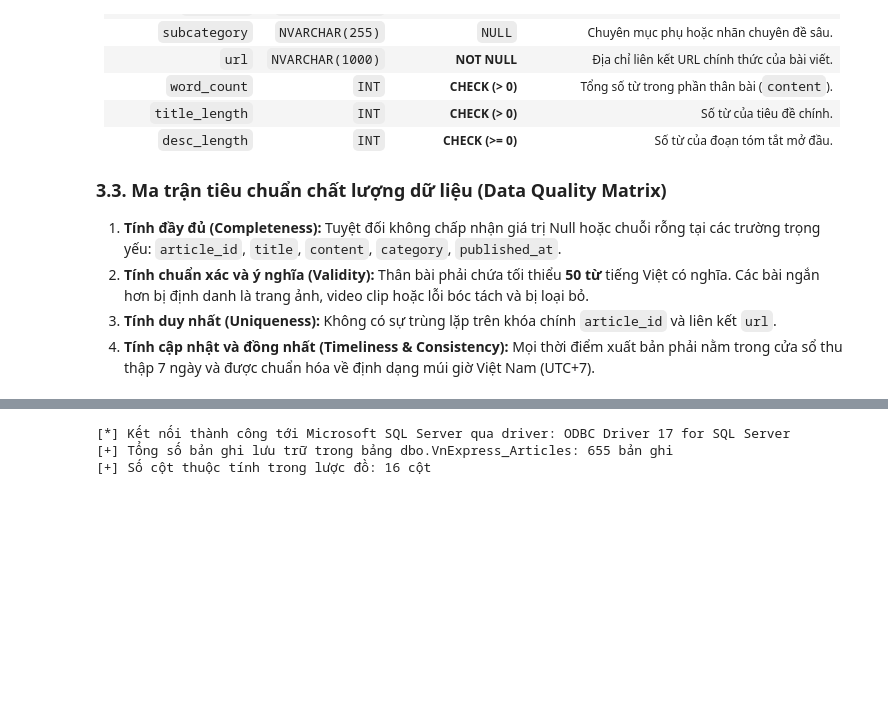
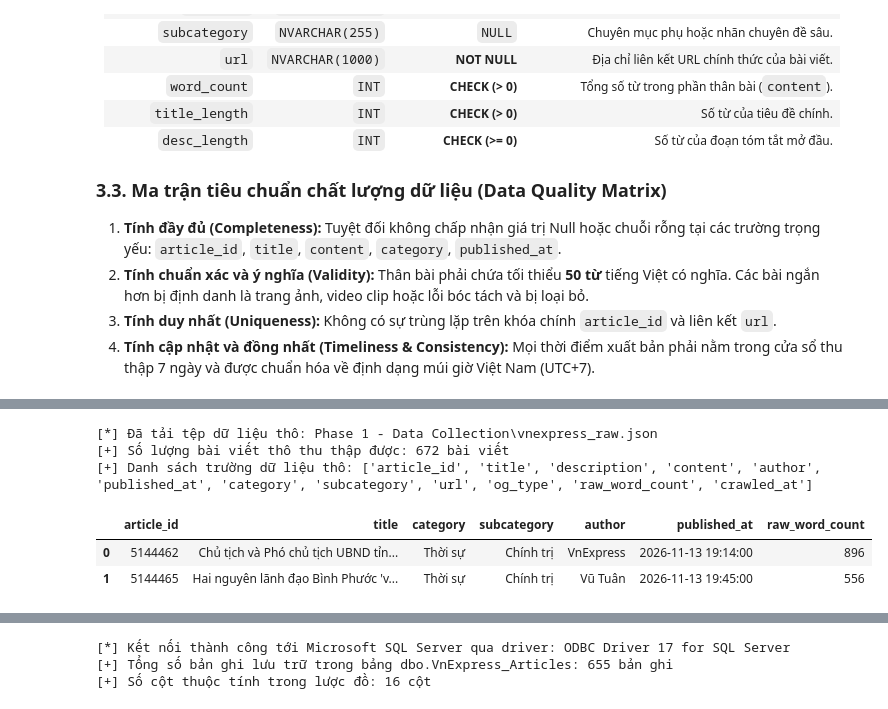
Before and after one commit to Trunghieu2007/ADY201m-Project-Completed, a Jupyter notebook: ADY201m_Final_Report.ipynb, the cells around one changed output, grey strips where cells are left out. Drawn from its saved outputs; the diff is of its cells as text; code cells hidden in the pictures; blank space fills up the shorter version.

Commit message:
Enhance deep academic explanation of crawler architecture and data collection pipeline in report notebook

```diff
--- a/ADY201m_Final_Report.ipynb
+++ b/ADY201m_Final_Report.ipynb
@@ -260,0 +328,25 @@ Toàn bộ quy trình nạp dữ liệu được thực thi trong script [run_sq
+# %%
+import json
+import os
+import pandas as pd
+
+raw_path = os.path.join("Phase 1 - Data Collection", "vnexpress_raw.json")
+if os.path.exists(raw_path):
+    with open(raw_path, "r", encoding="utf-8") as f:
+        raw_data = json.load(f)
+    print(f"[*] Đã tải tệp dữ liệu thô: {raw_path}")
+    print(f"[+] Số lượng bài viết thô thu thập được: {len(raw_data)} bài viết")
+    print(f"[+] Danh sách trường dữ liệu thô: {list(raw_data[0].keys())}")
+
+    # Hiển thị mẫu 2 bản ghi đầu tiên dưới dạng DataFrame thu gọn
+    df_raw_sample = pd.DataFrame(raw_data[:2])
+    display(df_raw_sample[['article_id', 'title', 'category', 'subcategory', 'author', 'published_at', 'raw_word_count']])
+else:
+    print(f"[!] Không tìm thấy tệp {raw_path}")
+# %% [output]
+[*] Đã tải tệp dữ liệu thô: Phase 1 - Data Collection\vnexpress_raw.json
+[+] Số lượng bài viết thô thu thập được: 672 bài viết
+[+] Danh sách trường dữ liệu thô: ['article_id', 'title', 'description', 'content', 'author', 'published_at', 'category', 'subcategory', 'url', 'og_type', 'raw_word_count', 'crawled_at']
+|  | article_id | title | category | subcategory | author | published_at | raw_word_count |
+| 0 | 5144462 | Chủ tịch và Phó chủ tịch UBND tỉn... | Thời sự | Chính trị | VnExpress | 2026-11-13 19:14:00 | 896 |
+| 1 | 5144465 | Hai nguyên lãnh đạo Bình Phước 'v... | Thời sự | Chính trị | Vũ Tuân | 2026-11-13 19:45:00 | 556 |
```
Also changed, not shown: parts of 4 cells of this notebook, 1 other file.
